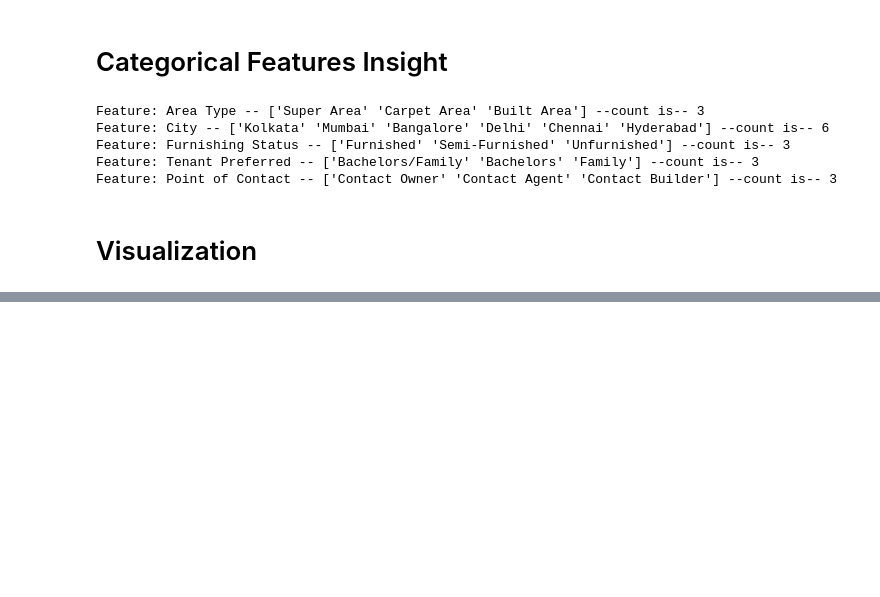
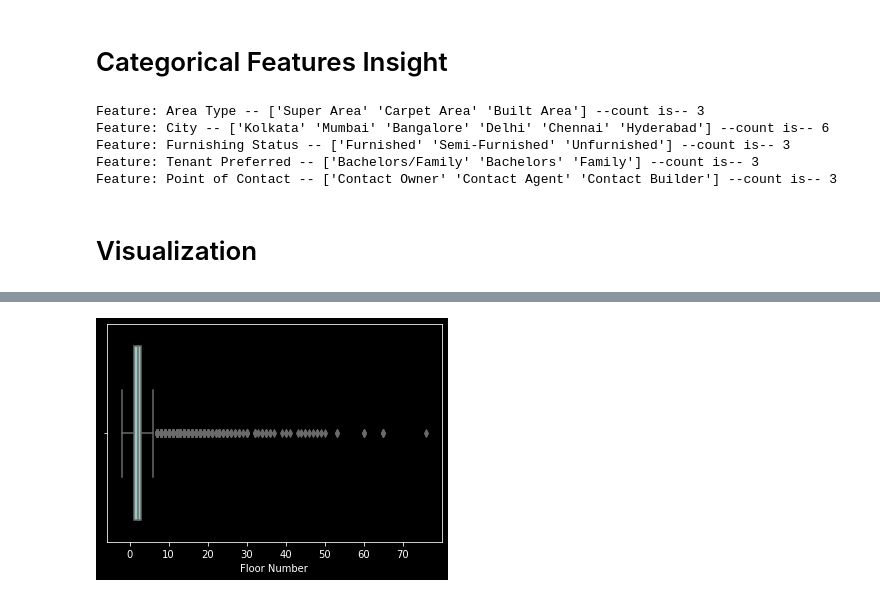
Before and after one commit to Ishrak30/Predicting-House-Rent-Using-ML, a Jupyter notebook: PredictingHouseRent.ipynb, the cells around one changed output, grey strips where cells are left out. Drawn from its saved outputs; the diff is of its cells as text; code cells hidden in the pictures; blank space fills up the shorter version.

```diff
--- a/PredictingHouseRent.ipynb
+++ b/PredictingHouseRent.ipynb
@@ -161,0 +166,4 @@ print(count_data)
+# %%
+size_floornum = sns.boxplot(x='Floor Number',data=df)
+# %% [output]
+[figure, added]
```
Also changed, not shown: parts of 12 cells of this notebook.
